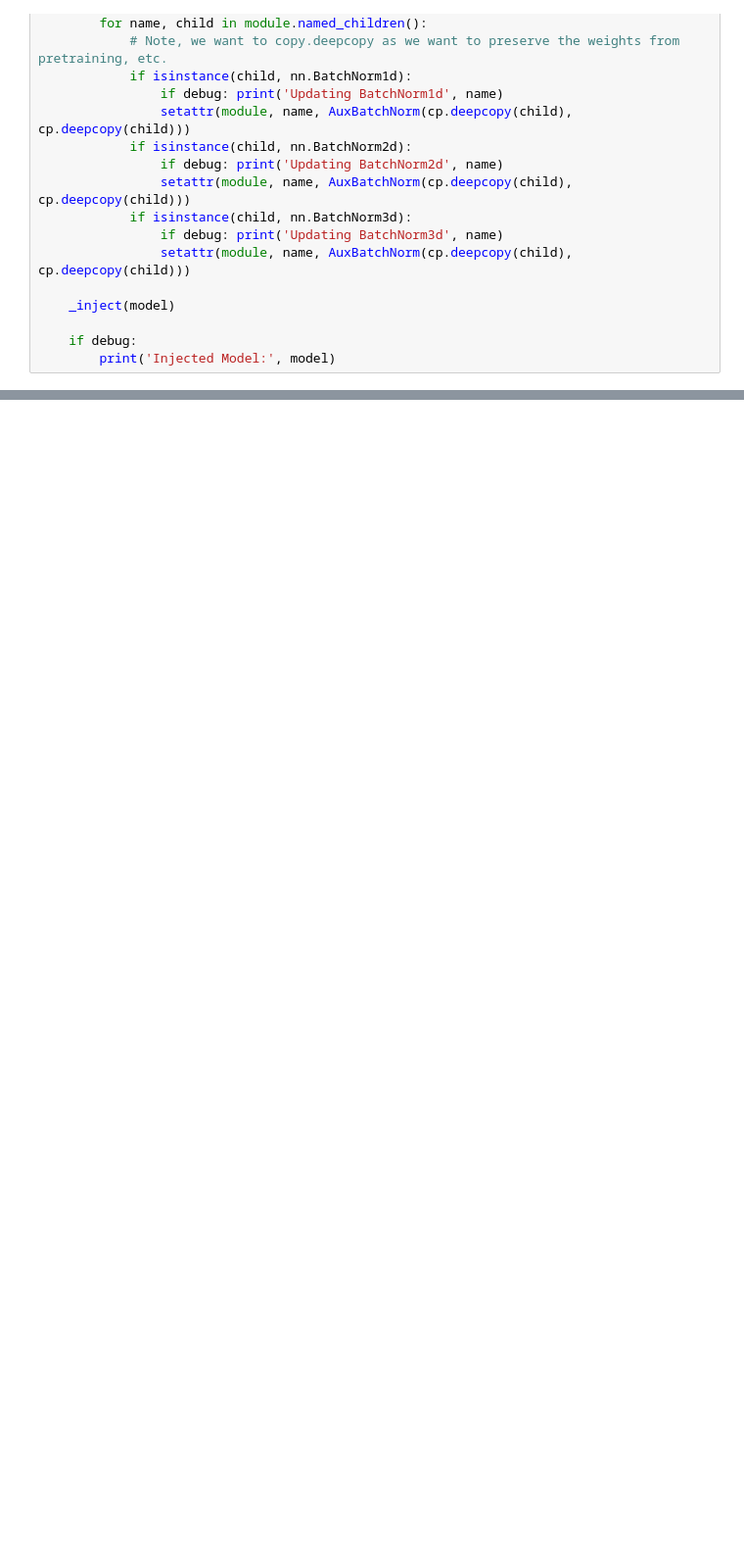
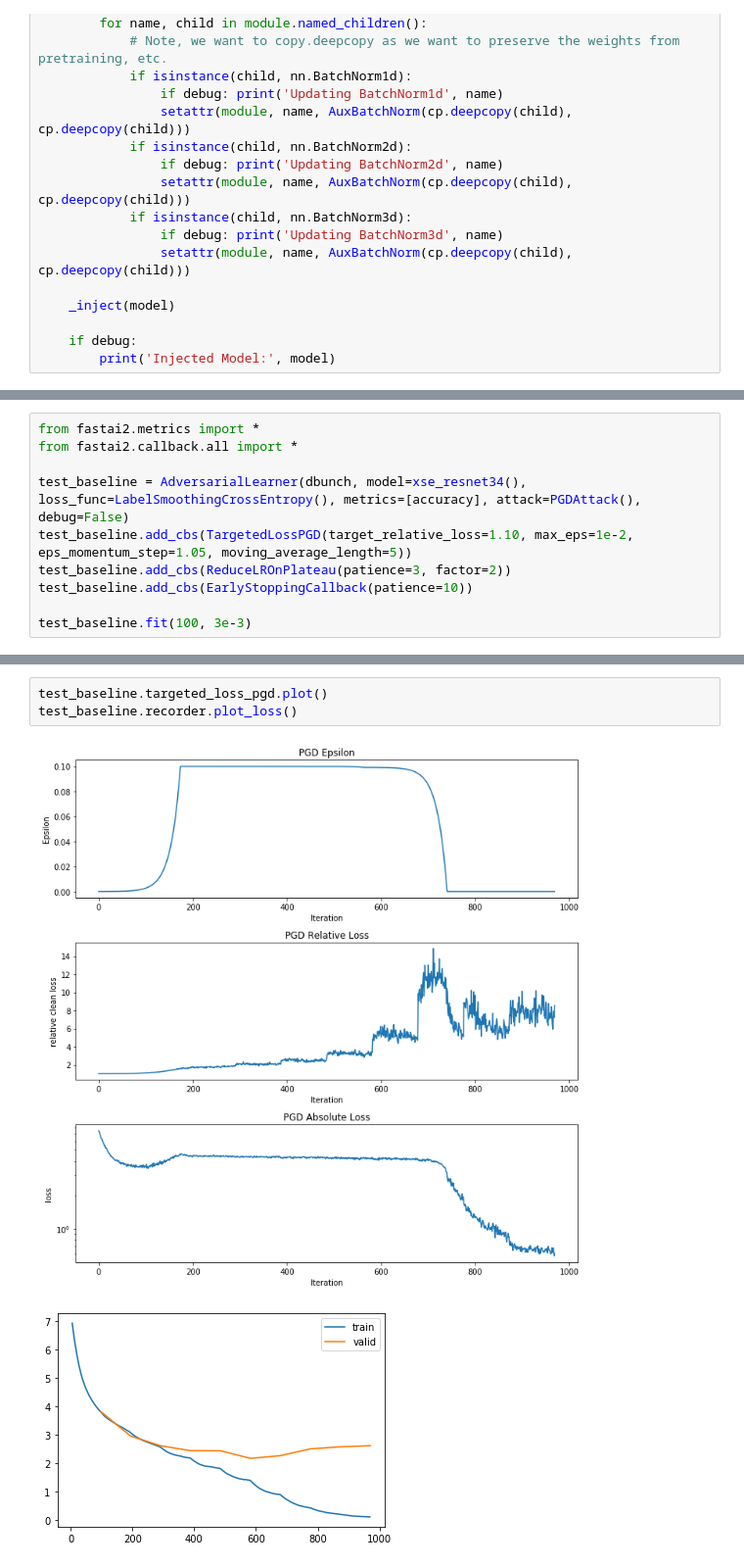
Before and after one commit to cbinners/fastai2, a Jupyter notebook: nbs/80_adversarial_learner.ipynb, the cells around one changed output, grey strips where cells are left out. Shown: that part at 98% size. Cells and saved outputs as stored; diff of their text form; blank space fills up the shorter version.

```diff
--- a/nbs/80_adversarial_learner.ipynb
+++ b/nbs/80_adversarial_learner.ipynb
@@ -446,0 +556,10 @@ test_baseline.fit_one_cycle(3, 1e-3)
+# %%
+from fastai2.metrics import *
+from fastai2.callback.all import *
+
+test_baseline = AdversarialLearner(dbunch, model=xse_resnet34(), loss_func=LabelSmoothingCrossEntropy(), metrics=[accuracy], attack=PGDAttack(), debug=False)
+test_baseline.add_cbs(TargetedLossPGD(target_relative_loss=1.10, max_eps=1e-2, eps_momentum_step=1.05, moving_average_length=5))
+test_baseline.add_cbs(ReduceLROnPlateau(patience=3, factor=2))
+test_baseline.add_cbs(EarlyStoppingCallback(patience=10))
+
+test_baseline.fit(100, 3e-3)
@@ -447 +587,7 @@ test_baseline.fit_one_cycle(3, 1e-3)
+# %%
+test_baseline.targeted_loss_pgd.plot()
+test_baseline.recorder.plot_loss()
+# %% [output]
+[figure, added]
+[figure, added]
 # %%
```
Also changed, not shown: parts of 10 cells of this notebook, 2 other files.
